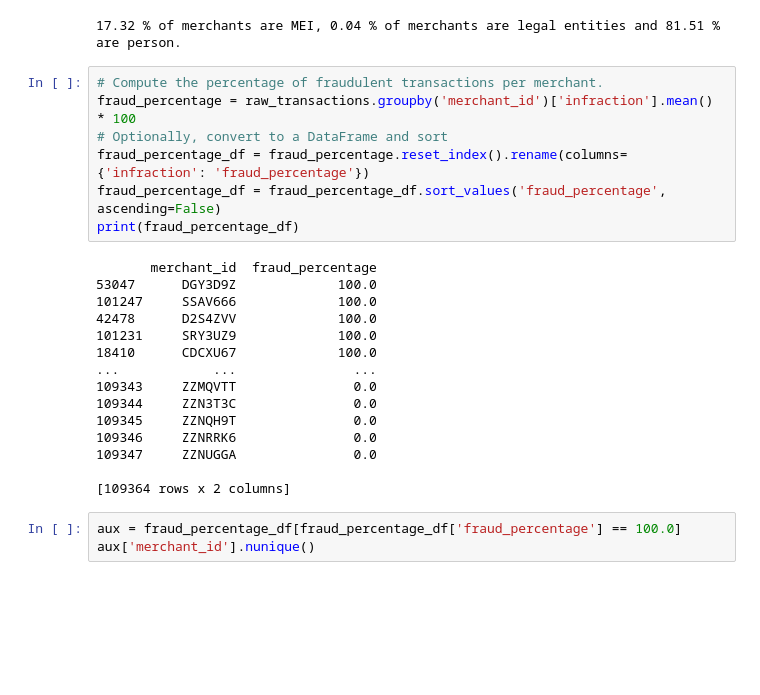
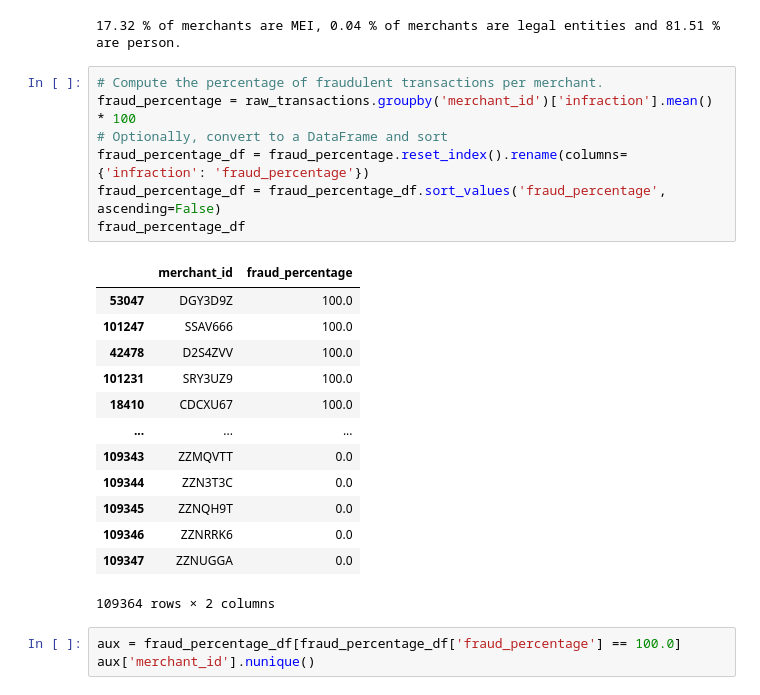
Before and after one commit to el-gabri/DS_home_test, a Jupyter notebook: notebooks/EDA.ipynb, the cells around one changed output. Drawn from its saved outputs; the diff is of its cells as text; blank space fills up the shorter version.

```diff
--- a/notebooks/EDA.ipynb
+++ b/notebooks/EDA.ipynb
@@ -254,25 +254,24 @@ print(round(raw_transactions['is_mei'].sum() / raw_transactions.shape[0], 4) * 1
 # %%
 # Compute the percentage of fraudulent transactions per merchant.
 fraud_percentage = raw_transactions.groupby('merchant_id')['infraction'].mean() * 100
 # Optionally, convert to a DataFrame and sort
 fraud_percentage_df = fraud_percentage.reset_index().rename(columns={'infraction': 'fraud_percentage'})
 fraud_percentage_df = fraud_percentage_df.sort_values('fraud_percentage', ascending=False)
-print(fraud_percentage_df)
+fraud_percentage_df
 # %% [output]
+|  | merchant_id | fraud_percentage |
+| 53047 | DGY3D9Z | 100.0 |
+| 101247 | SSAV666 | 100.0 |
+| 42478 | D2S4ZVV | 100.0 |
+| 101231 | SRY3UZ9 | 100.0 |
+| 18410 | CDCXU67 | 100.0 |
+| ... | ... | ... |
+| 109343 | ZZMQVTT | 0.0 |
+| 109344 | ZZN3T3C | 0.0 |
+| 109345 | ZZNQH9T | 0.0 |
+| 109346 | ZZNRRK6 | 0.0 |
+| 109347 | ZZNUGGA | 0.0 |
-       merchant_id  fraud_percentage
-53047      DGY3D9Z             100.0
-101247     SSAV666             100.0
-42478      D2S4ZVV             100.0
-101231     SRY3UZ9             100.0
-18410      CDCXU67             100.0
-...            ...               ...
-109343     ZZMQVTT               0.0
-109344     ZZN3T3C               0.0
-109345     ZZNQH9T               0.0
-109346     ZZNRRK6               0.0
-109347     ZZNUGGA               0.0
-
-[109364 rows x 2 columns]
+109364 rows × 2 columns
 # %%
 aux = fraud_percentage_df[fraud_percentage_df['fraud_percentage'] == 100.0]
 aux['merchant_id'].nunique()
```
Also changed, not shown: parts of 33 cells of this notebook, 9 other files.
